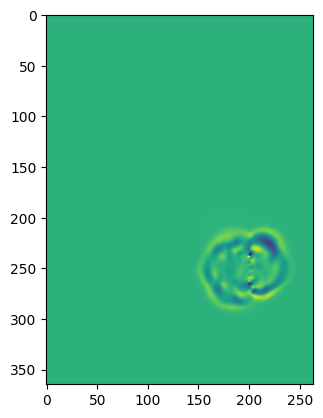
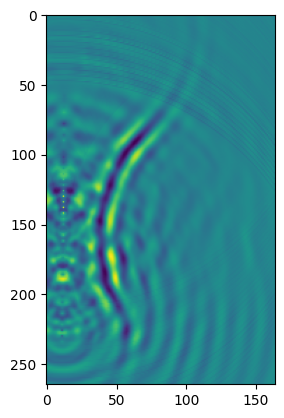
Unified diff of the notebook cell whose output changed from the first chart to the second:
--- before
+++ after
@@ -1,2 +1,2 @@
-plt.imshow(u0_batch.numpy()[5][70].T)
+plt.imshow(np.diff(v_batch.numpy(), axis=1, n=2)[4][200].T)
 plt.show()

Commit: vti fwi draft done